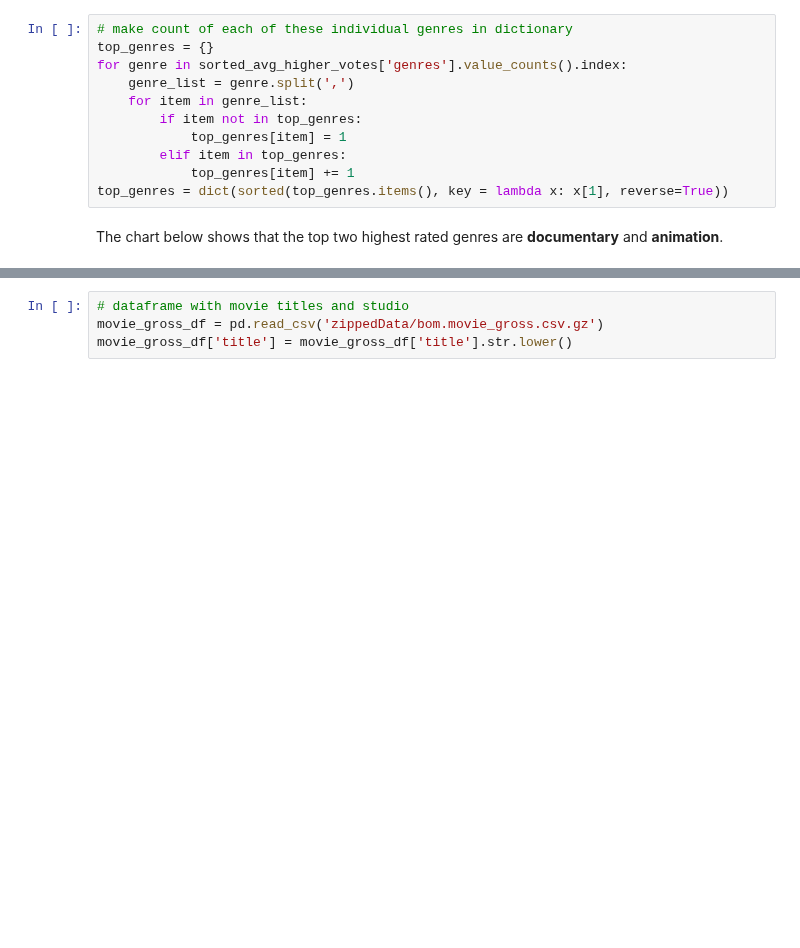
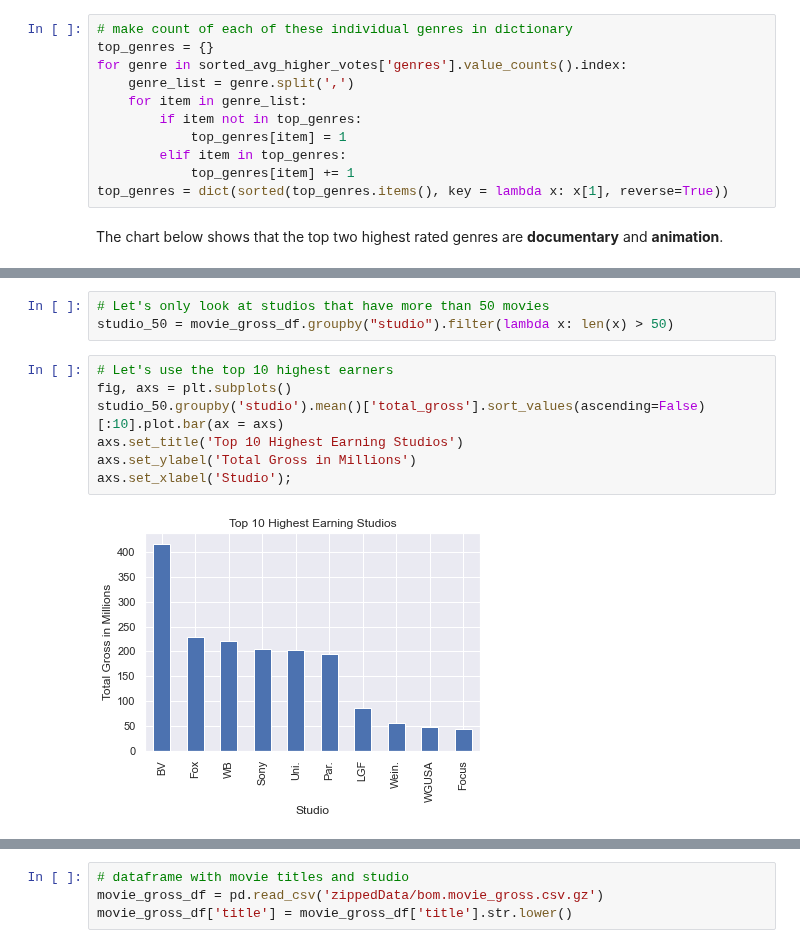
Before and after one commit to mehince/group-1-capstone, a Jupyter notebook: Finalized Notebook.ipynb, the cells around one changed output, grey strips where cells are left out. Drawn from its saved outputs; the diff is of its cells as text; blank space fills up the shorter version.

```diff
--- a/Finalized Notebook.ipynb
+++ b/Finalized Notebook.ipynb
@@ -465,0 +544,12 @@ ax.set_ylabel('Genre');
+# %%
+# Let's only look at studios that have more than 50 movies
+studio_50 = movie_gross_df.groupby("studio").filter(lambda x: len(x) > 50)
+# %%
+# Let's use the top 10 highest earners
+fig, axs = plt.subplots()
+studio_50.groupby('studio').mean()['total_gross'].sort_values(ascending=False)[:10].plot.bar(ax = axs)
+axs.set_title('Top 10 Highest Earning Studios')
+axs.set_ylabel('Total Gross in Millions')
+axs.set_xlabel('Studio');
+# %% [output]
+[figure, added]
```
Also changed, not shown: parts of 52 cells of this notebook.
